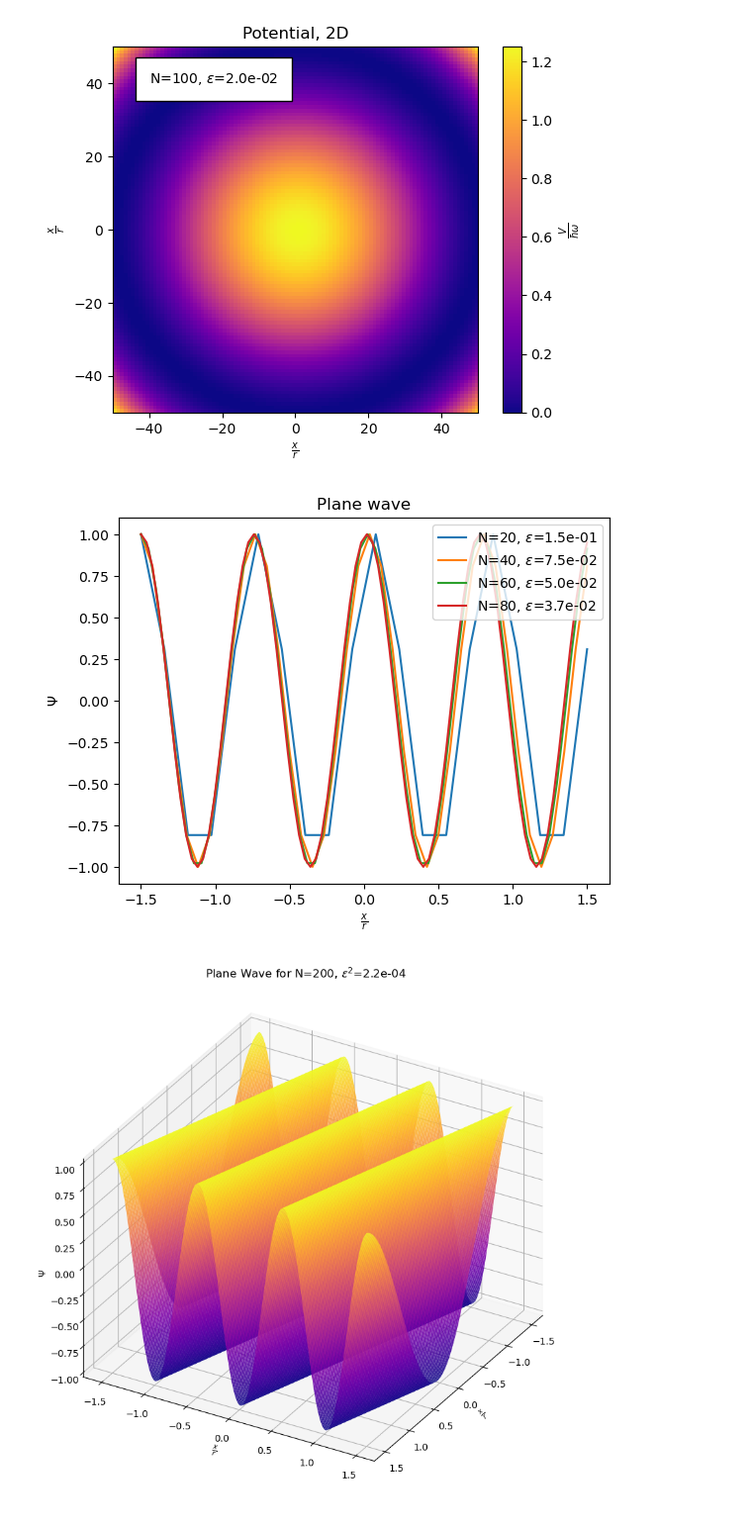
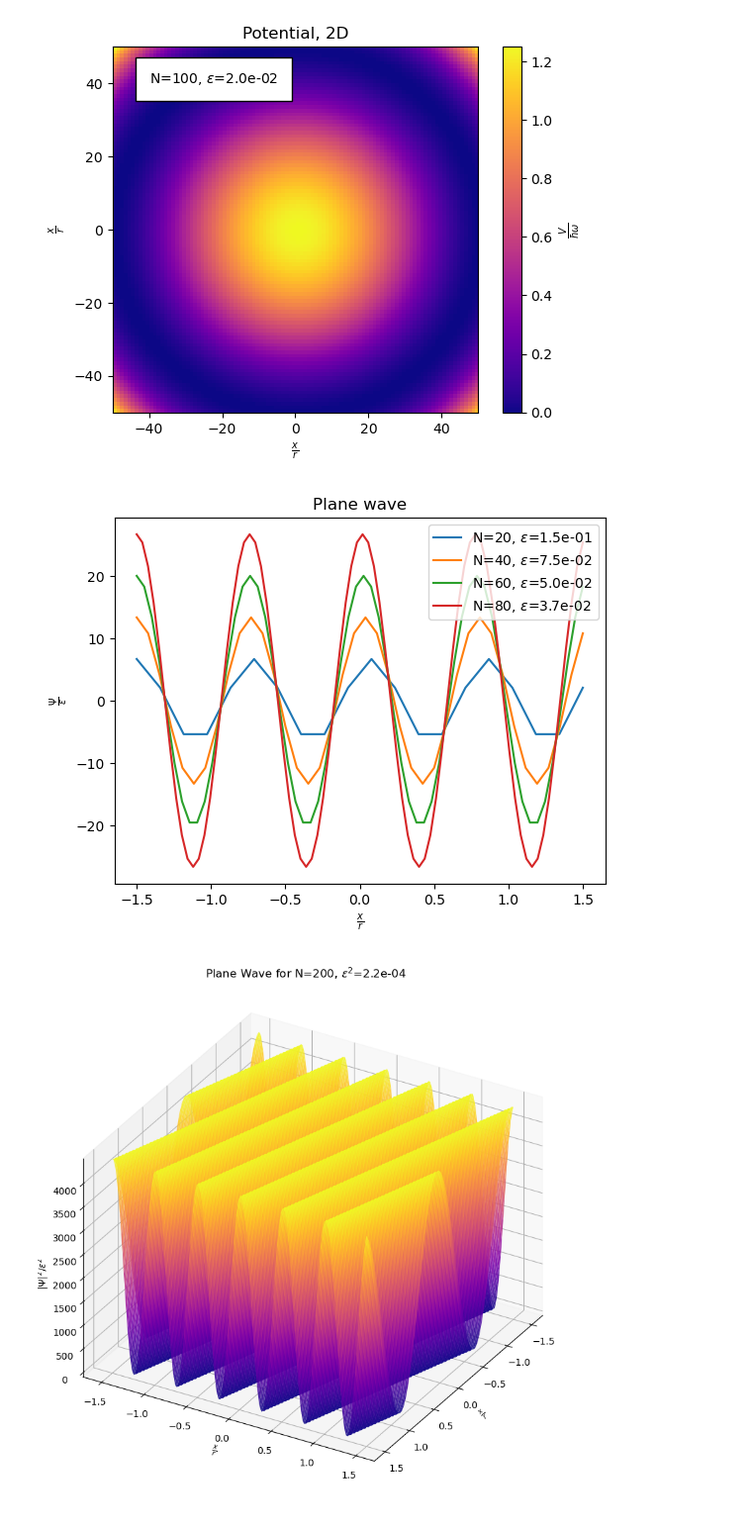
Before and after one commit to Quanta-Dan/comp_phys, a Jupyter notebook: plotting.ipynb, the cells around one changed output. Shown: that part at 99% size. Saved outputs shown, nothing was run; the diff lists cells and outputs as text; code cells hidden in the pictures.

```diff
--- a/plotting.ipynb
+++ b/plotting.ipynb
@@ -70,7 +70,7 @@ import functions
 from functions import *
 plt.title('Plane wave')
 plt.xlabel(r"$\frac{x}{r}$")
-plt.ylabel(r"$\Psi$")
+plt.ylabel(r"$\frac{\Psi}{\epsilon}$")
 for i in range (1,5):
     L_over_r = 3
     N = i*20
@@ -88,7 +88,7 @@ for i in range (1,5):
 
 
 
-    plt.plot(x_axis, y, label = fr'N={N}, $\epsilon$={epsilon:.1e}')
+    plt.plot(x_axis, y.real/epsilon, label = fr'N={N}, $\epsilon$={epsilon:.1e}')
 
 
 plt.legend(loc='upper right')
@@ -97,7 +97,7 @@ plt.show()
 
 ###notes: need n array stored as well as n^2 array stored
 # %% [output]
-[figure, old version]
+[figure, new version]
 # %%
 #plot plane wave 2D
 
@@ -111,33 +111,33 @@ epsilon = L_over_r/N
 D = 2
 mu = 10
 epsilon_2 = epsilon**2
 functions.N = N
 functions.D = D
 functions.mu = mu
 functions.epsilon_2 = epsilon_2
 y = generate_plane_wave((3,1))
 
 
 
 x_axis = np.linspace(-N/2,N/2,N)
 y_axis = np.linspace(-N/2,N/2,N)
 X,Y = np.meshgrid(x_axis*epsilon,y_axis*epsilon)
 
 
 hf = plt.figure(figsize=(10,10))
 ha = hf.add_subplot(111, projection='3d')
 ha.view_init(elev=30, azim=30)
 ha.set_proj_type('ortho')
 plt.title(fr'Plane Wave for N={N}, $\epsilon^{2}$={epsilon_2:.1e}')
 plt.xlabel(r"$\frac{x}{r}$")
 plt.ylabel(r"$\frac{x}{r}$")
 #plt.zlabel(r"$\Psi$")
 
-ha.set_zlabel(r"$\Psi$")
+ha.set_zlabel(r"$|\Psi|^{2}/ \varepsilon^{2}$")
 #plt.plot(x_axis,lowest_EigVector, label = fr'Lowest eigenvector for N={N}, $\epsilon$={epsilon_2:.1e}')
 
-ha.plot_surface(X, Y, y.real, cmap='plasma', rstride=1, cstride=1, linewidth=0, alpha=0.9)
+ha.plot_surface(X, Y, (y.real)**2/epsilon_2, cmap='plasma', rstride=1, cstride=1, linewidth=0, alpha=0.9)
 
 plt.show()
 # %% [output]
-[figure, old version]
+[figure, new version]
```
Also changed, not shown: 3 other files.
